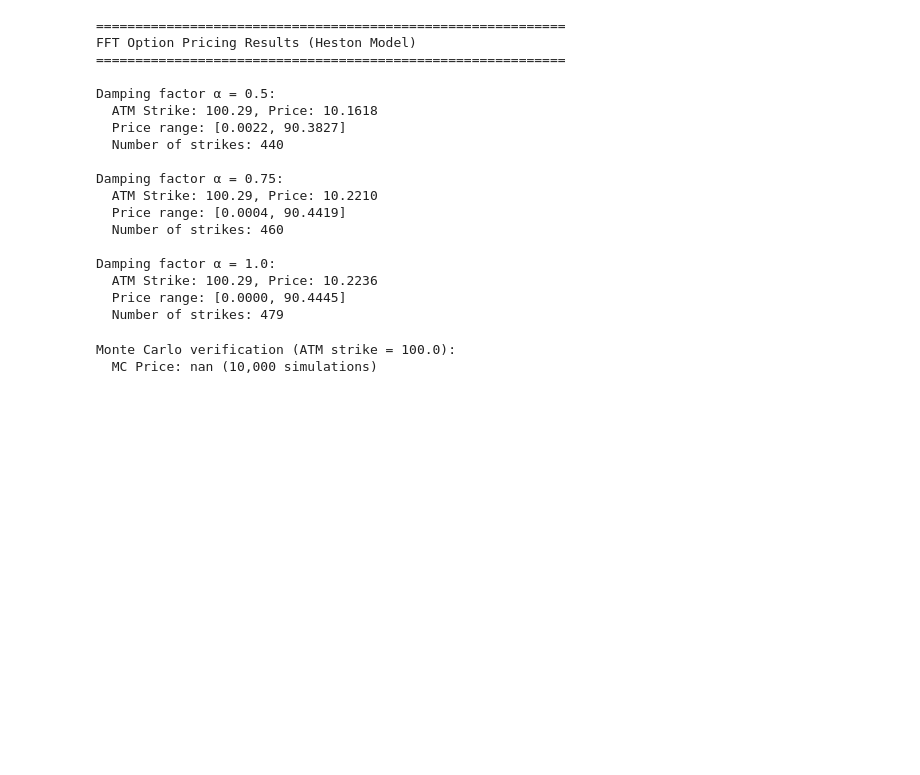
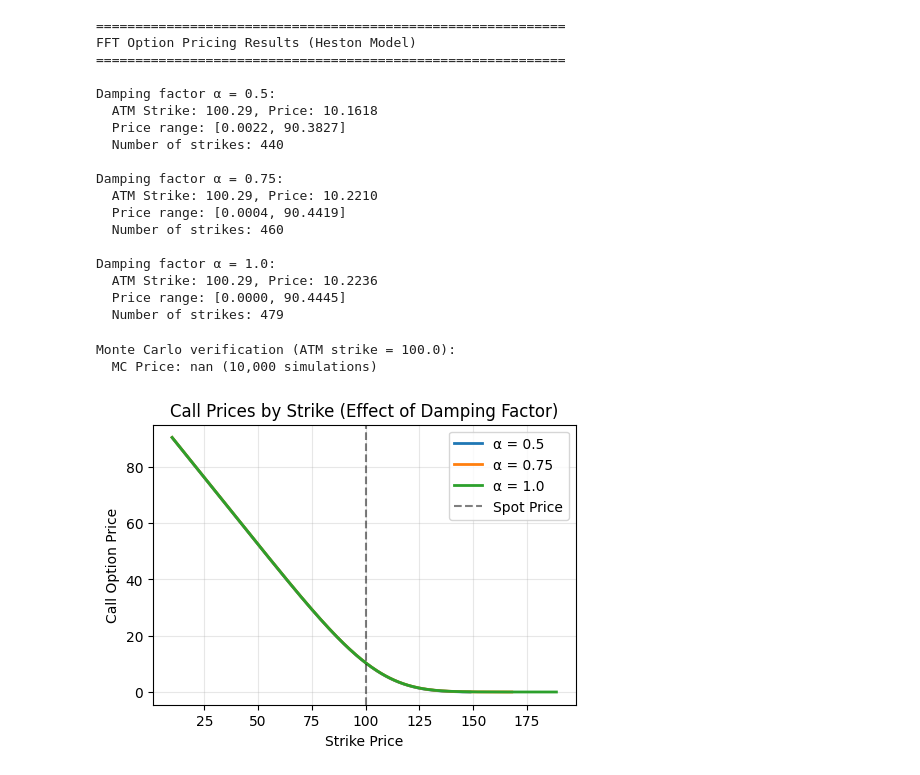
Before and after one commit to Storm00212/QUANT, a Jupyter notebook: Fourier_series_in_quant_.ipynb, the cells around one changed output. Saved outputs shown, nothing was run; the diff lists cells and outputs as text; code cells hidden in the pictures; blank space fills up the shorter version.

```diff
--- a/Fourier_series_in_quant_.ipynb
+++ b/Fourier_series_in_quant_.ipynb
@@ -123,6 +123,9 @@ class HestonFFTOptionPricer:
         S = np.ones(n_simulations) * self.S0
         v = np.ones(n_simulations) * self.v0
 
+        # Small positive number to prevent sqrt of exactly zero or tiny negative due to floating point
+        epsilon = 1e-10
+
         for _ in range(n_steps):
             # Generate correlated random numbers
             Z1 = np.random.normal(0, 1, n_simulations)
@@ -130,12 +133,15 @@ class HestonFFTOptionPricer:
             W_S = Z1
             W_v = self.rho * Z1 + np.sqrt(1 - self.rho**2) * Z2
 
-            # Euler-Maruyama discretization
-            v = np.maximum(v, 0)  # Ensure variance stays positive
-            v += self.kappa * (self.theta - v) * dt + self.sigma * np.sqrt(v * dt) * W_v
+            # Ensure v is floored before using in square root for variance evolution
+            v_for_sqrt_v_update = np.maximum(v, epsilon)
+            v_new = v + self.kappa * (self.theta - v) * dt + self.sigma * np.sqrt(v_for_sqrt_v_update * dt) * W_v
+            v = np.maximum(v_new, epsilon) # Floor variance after update
 
-            # Stock price evolution
-            S *= np.exp((self.r - 0.5 * v) * dt + np.sqrt(v * dt) * W_S)
+            # Stock price evolution (using the newly updated and floored variance)
+            # Ensure v is floored before using in square root for stock evolution
+            v_for_sqrt_S_update = np.maximum(v, epsilon)
+            S *= np.exp((self.r - 0.5 * v) * dt + np.sqrt(v_for_sqrt_S_update * dt) * W_S)
 
         # Calculate option payoffs and discount
         payoffs = np.maximum(S - K, 0)
@@ -205,3 +211,24 @@ Damping factor α = 1.0:
   Number of strikes: 479
 Monte Carlo verification (ATM strike = 100.0):
   MC Price: nan (10,000 simulations)
+# %%
+
+# ============================================
+# Visualization
+# ============================================
+
+plt.figure(figsize=(12, 8))
+
+# Plot 1: Option prices for different strikes
+plt.subplot(2, 2, 1)
+for alpha in [0.5, 0.75, 1.0]:
+    strikes, prices = pricer.carr_madan_fft(alpha=alpha)
+    plt.plot(strikes, prices, label=f'α = {alpha}', linewidth=2)
+plt.axvline(x=params['S0'], color='black', linestyle='--', alpha=0.5, label='Spot Price')
+plt.xlabel('Strike Price')
+plt.ylabel('Call Option Price')
+plt.title('Call Prices by Strike (Effect of Damping Factor)')
+plt.legend()
+plt.grid(True, alpha=0.3)
+# %% [output]
+[figure, added]
```
Also changed, not shown: parts of 2 cells of this notebook.
